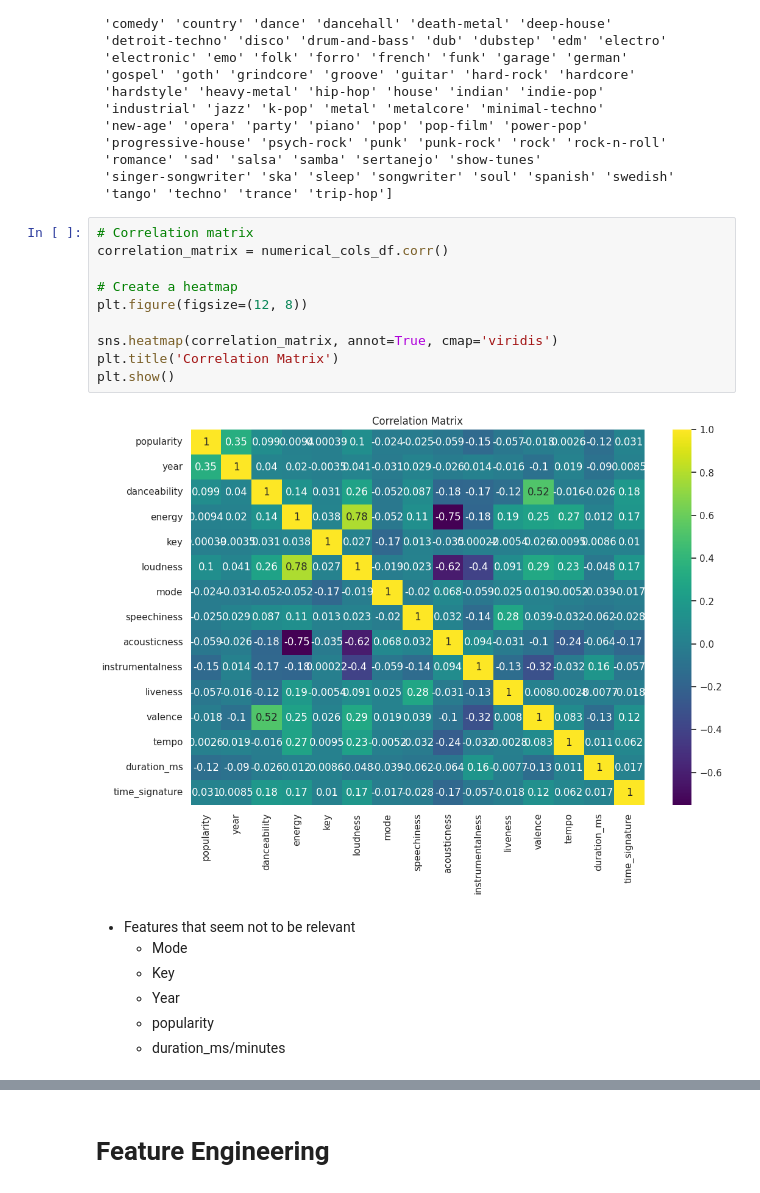
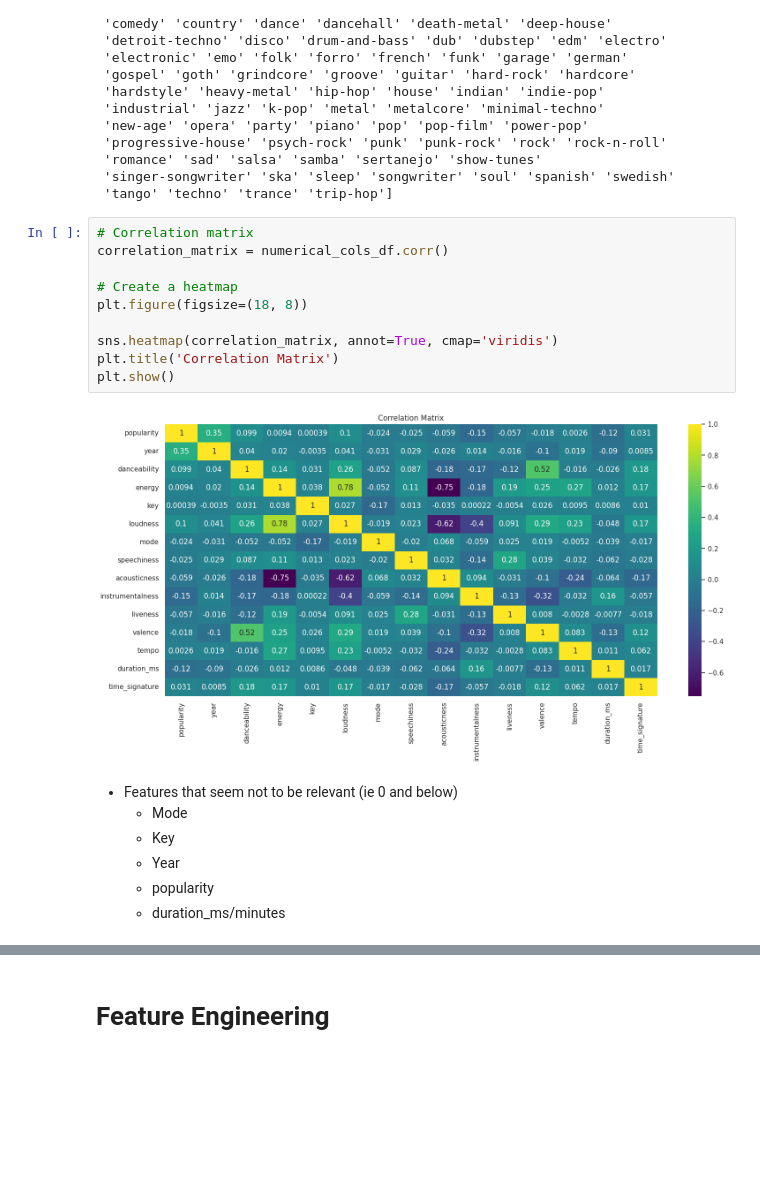
Before and after one commit to mark-kibui/Spotify_Recommendation, a Jupyter notebook: SpotifyMillionSongs.ipynb, the cells around one changed output, grey strips where cells are left out. Drawn from its saved outputs; the diff is of its cells as text; blank space fills up the shorter version.

```diff
--- a/SpotifyMillionSongs.ipynb
+++ b/SpotifyMillionSongs.ipynb
@@ -318,17 +387,17 @@ genres: ['acoustic' 'afrobeat' 'alt-rock' 'ambient' 'black-metal' 'blues'
 # %%
 # Correlation matrix
 correlation_matrix = numerical_cols_df.corr()
 
 # Create a heatmap
-plt.figure(figsize=(12, 8))
+plt.figure(figsize=(18, 8))
 
 sns.heatmap(correlation_matrix, annot=True, cmap='viridis')
 plt.title('Correlation Matrix')
 plt.show()
 # %% [output]
-[figure, old version]
+[figure, new version]
 # %% [markdown]
-- Features that seem not to be relevant
+- Features that seem not to be relevant (ie 0 and below)
   - Mode
   - Key
   - Year
```
Also changed, not shown: parts of 71 cells of this notebook, 1 other file.
